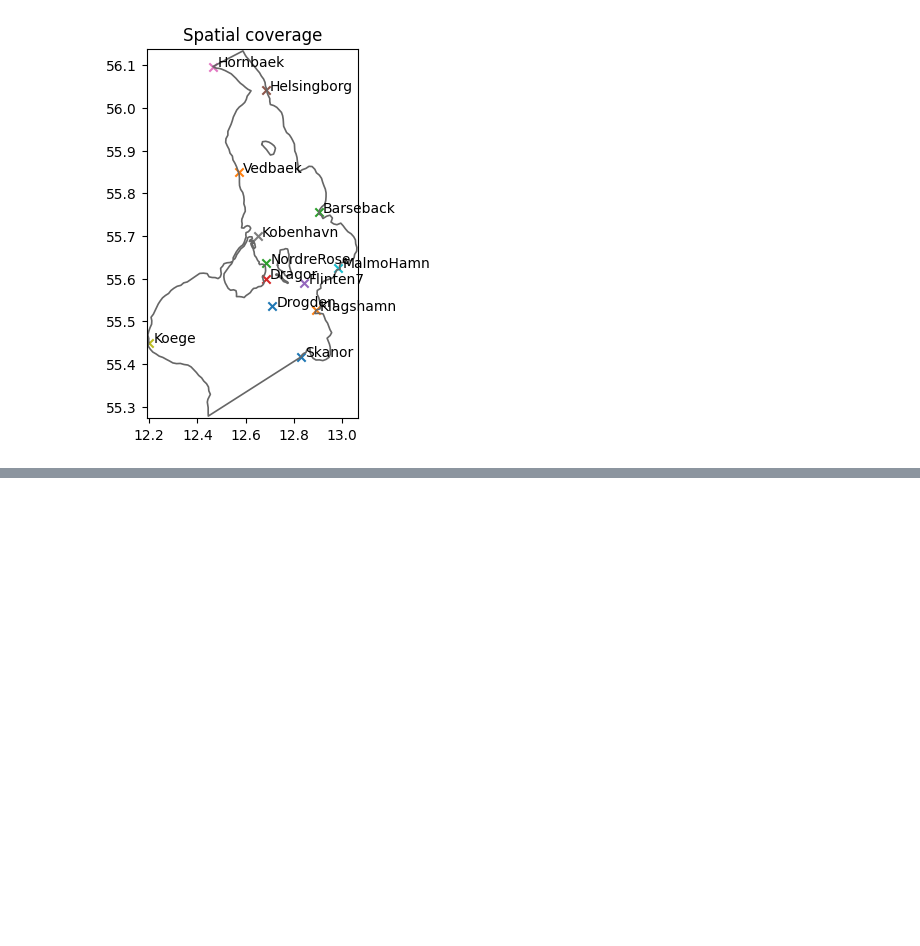
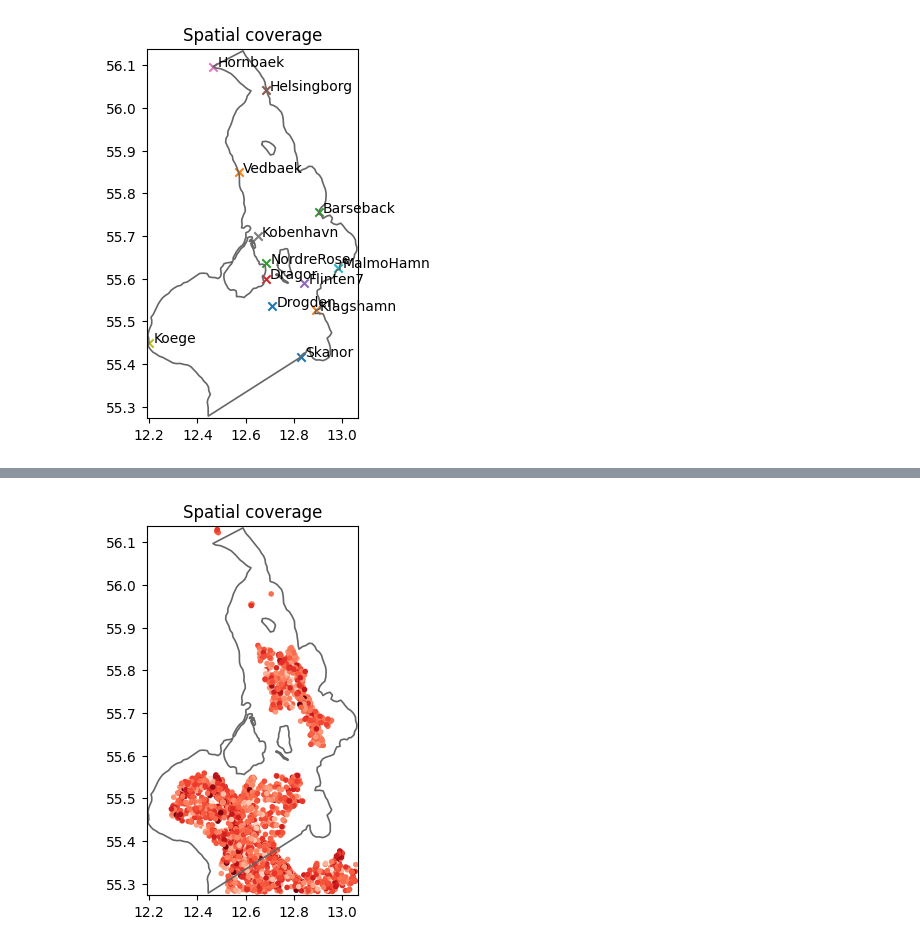
Before and after one commit to DHI/WaterBench-MIKE21HD-Oresund, a Jupyter notebook: code/explore_observation_data.ipynb, the cells around one changed output, grey strips where cells are left out. Cells and saved outputs as stored; diff of their text form; code cells hidden in the pictures; blank space fills up the shorter version.

```diff
--- a/code/explore_observation_data.ipynb
+++ b/code/explore_observation_data.ipynb
@@ -56,0 +100,4 @@ ms.plotting.spatial_overview(olist, mod=msh.geometry);
+# %%
+ms.plotting.spatial_overview(altlist, mod=msh.geometry);
+# %% [output]
+[figure, added]
```
Also changed, not shown: parts of 13 cells of this notebook.
